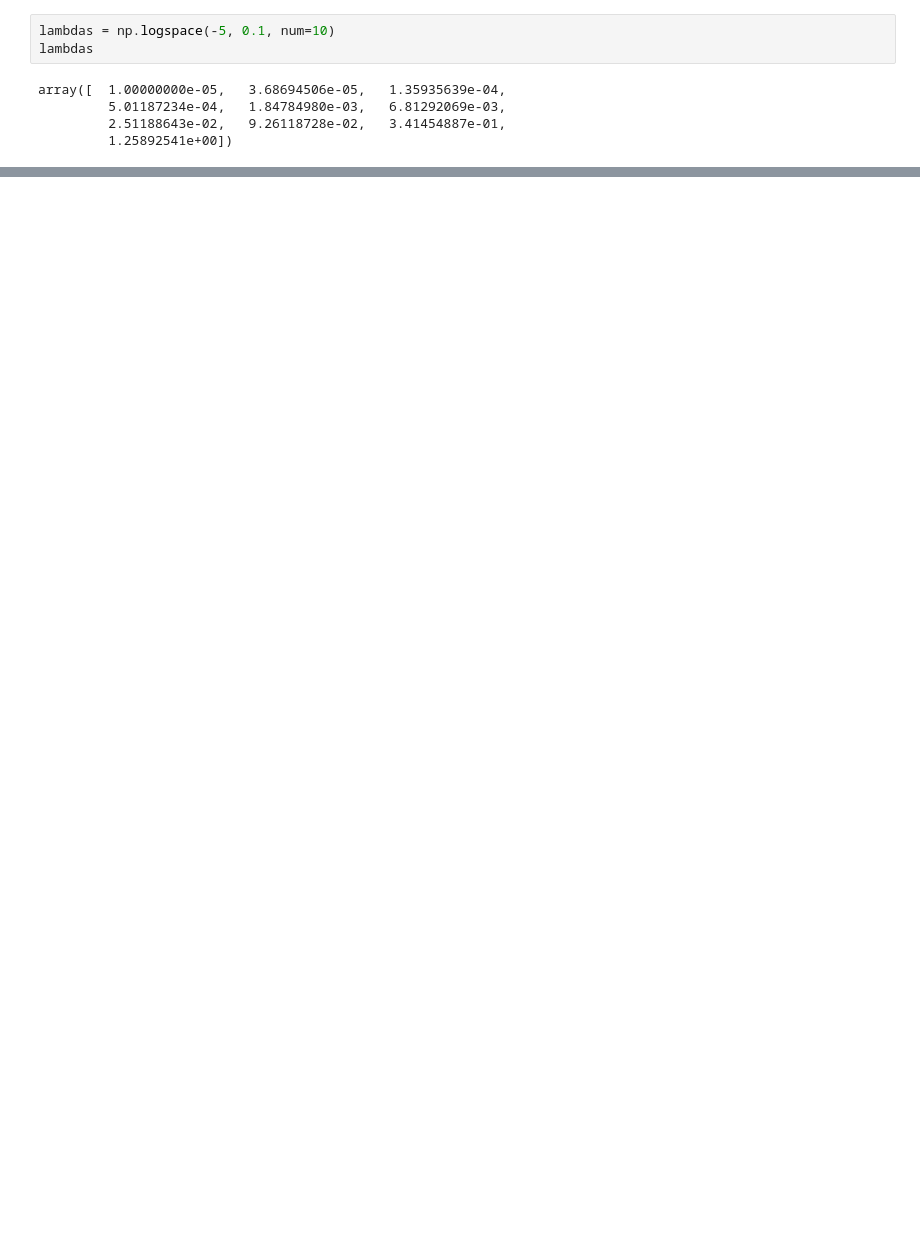
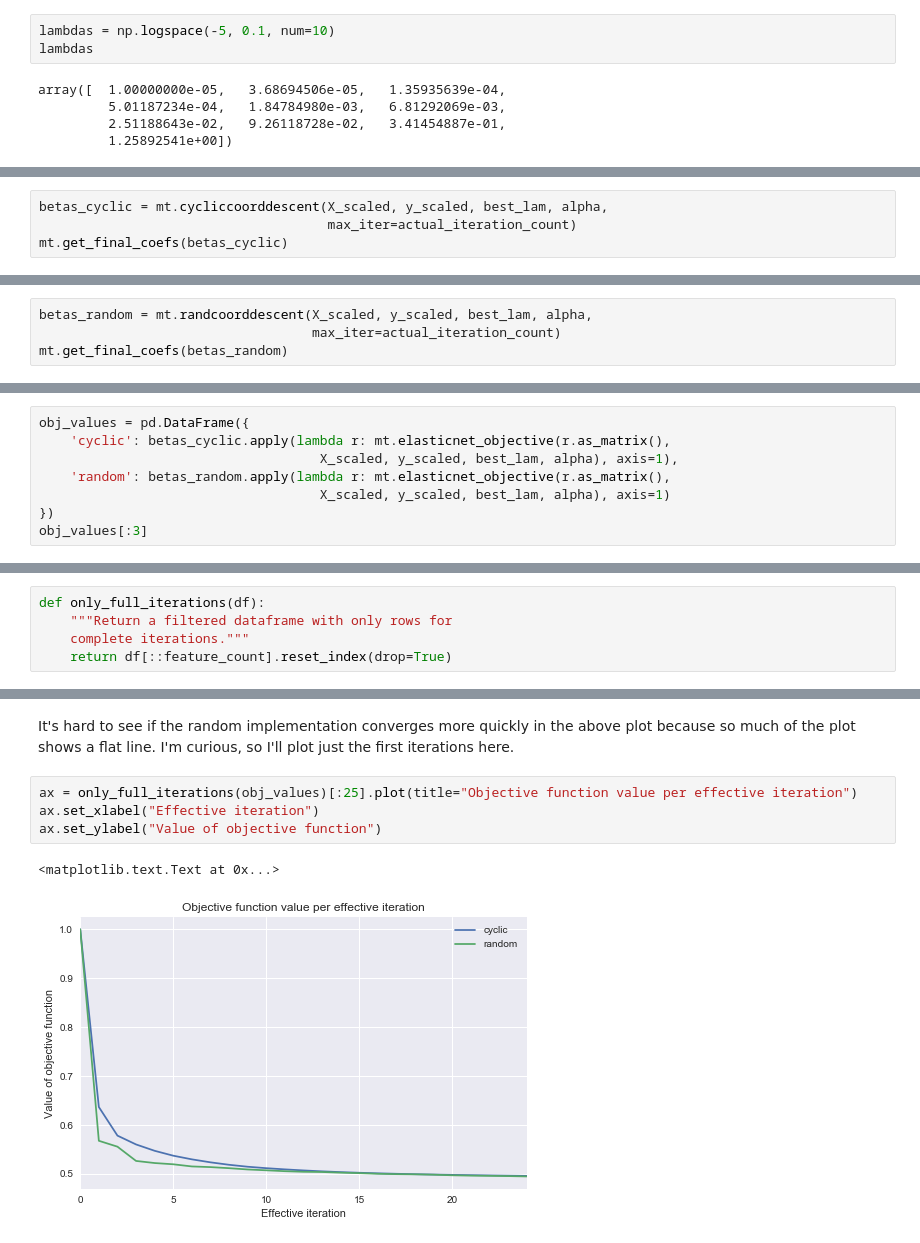
Before and after one commit to aenfield/Data558, a Jupyter notebook: Midterm/EnfieldAndrew-Midterm.ipynb, the cells around one changed output, grey strips where cells are left out. Cells and saved outputs as stored; diff of their text form; blank space fills up the shorter version.

Commit message:
Finished first cut at all but the optimization for elastic net, including text. Added text and initial stuff for PCA.

```diff
--- a/Midterm/EnfieldAndrew-Midterm.ipynb
+++ b/Midterm/EnfieldAndrew-Midterm.ipynb
@@ -119,0 +178,4 @@ list(zip(lambdas, mses_by_lambda))
+# %%
+betas_cyclic = mt.cycliccoorddescent(X_scaled, y_scaled, best_lam, alpha,
+                                     max_iter=actual_iteration_count)
+mt.get_final_coefs(betas_cyclic)
@@ -119,0 +188,4 @@ list(zip(lambdas, mses_by_lambda))
+# %%
+betas_random = mt.randcoorddescent(X_scaled, y_scaled, best_lam, alpha,
+                                   max_iter=actual_iteration_count)
+mt.get_final_coefs(betas_random)
@@ -119,0 +198,8 @@ list(zip(lambdas, mses_by_lambda))
+# %%
+obj_values = pd.DataFrame({
+    'cyclic': betas_cyclic.apply(lambda r: mt.elasticnet_objective(r.as_matrix(),
+                                    X_scaled, y_scaled, best_lam, alpha), axis=1),
+    'random': betas_random.apply(lambda r: mt.elasticnet_objective(r.as_matrix(),
+                                    X_scaled, y_scaled, best_lam, alpha), axis=1)
+})
+obj_values[:3]
@@ -119,0 +211,5 @@ list(zip(lambdas, mses_by_lambda))
+# %%
+def only_full_iterations(df):
+    """Return a filtered dataframe with only rows for
+    complete iterations."""
+    return df[::feature_count].reset_index(drop=True)
@@ -119,0 +223,9 @@ list(zip(lambdas, mses_by_lambda))
+# %% [markdown]
+It's hard to see if the random implementation converges more quickly in the above plot because so much of the plot shows a flat line. I'm curious, so I'll plot just the first iterations here.
+# %%
+ax = only_full_iterations(obj_values)[:25].plot(title="Objective function value per effective iteration")
+ax.set_xlabel("Effective iteration")
+ax.set_ylabel("Value of objective function")
+# %% [output]
+<matplotlib.text.Text at 0x...>
+[figure, added]
```
Also changed, not shown: parts of 45 cells of this notebook, 1 other file.
